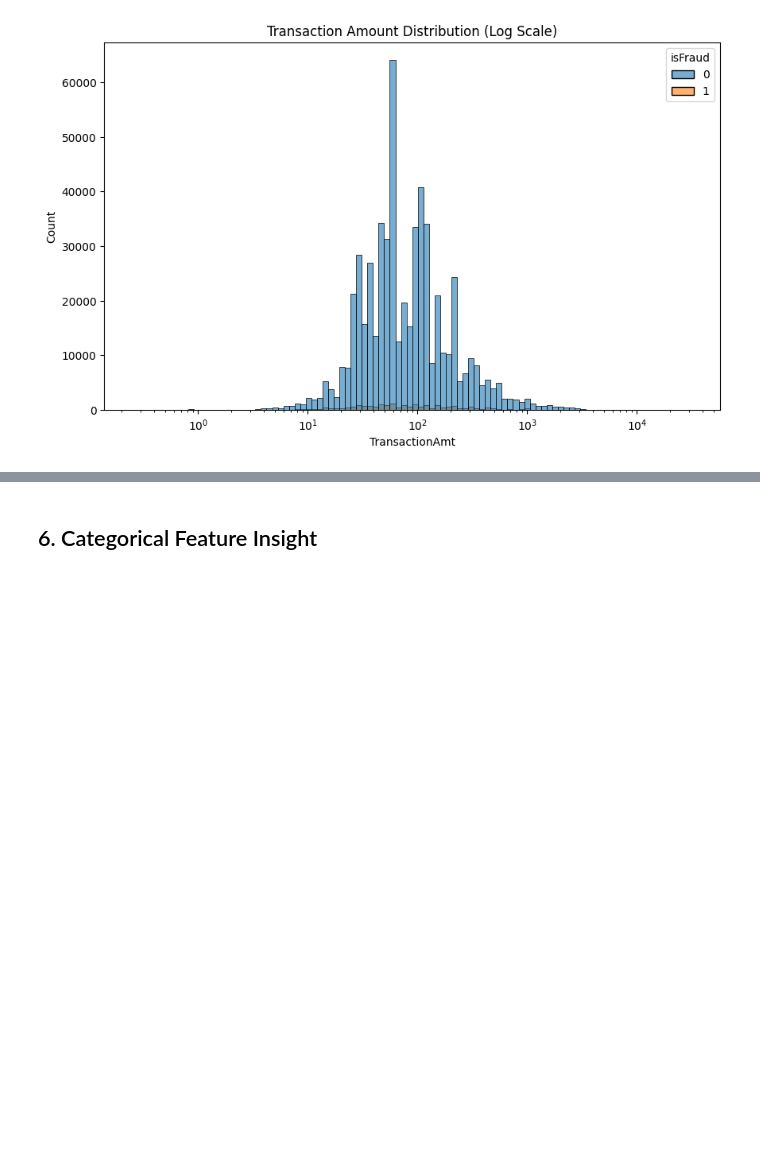
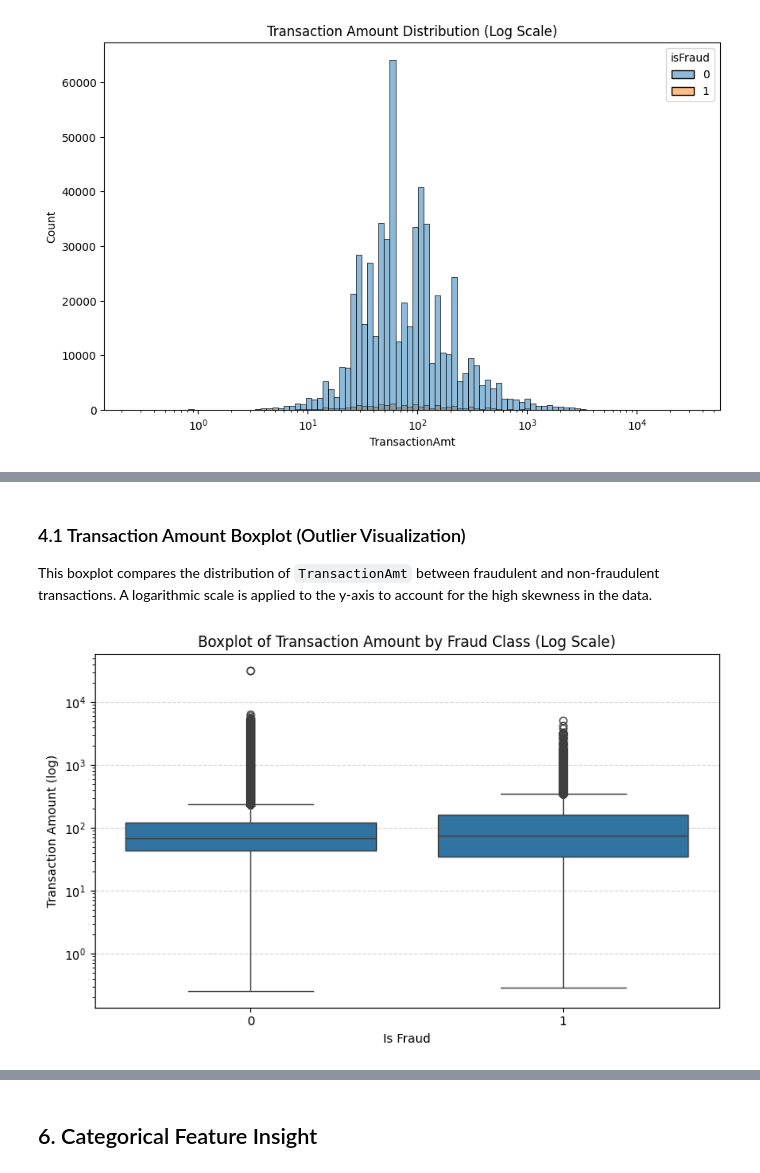
Before and after one commit to alexmatiasas/Fraud-Detection-with-ML, a Jupyter notebook: notebooks/01a_EDA_summary_in_Python.ipynb, the cells around one changed output, grey strips where cells are left out. Saved outputs shown, nothing was run; the diff lists cells and outputs as text; code cells hidden in the pictures; blank space fills up the shorter version.

```diff
--- a/notebooks/01a_EDA_summary_in_Python.ipynb
+++ b/notebooks/01a_EDA_summary_in_Python.ipynb
@@ -72,0 +139,16 @@ plt.show()
+# %% [markdown]
+###  4.1 Transaction Amount Boxplot (Outlier Visualization)
+
+This boxplot compares the distribution of `TransactionAmt` between fraudulent and non-fraudulent transactions. A logarithmic scale is applied to the y-axis to account for the high skewness in the data.
+# %%
+plt.figure(figsize=(8, 5))
+sns.boxplot(data=train_data, x="isFraud", y="TransactionAmt", showfliers=True)
+plt.yscale("log")  # Optional: log scale to handle skewness
+plt.title("Boxplot of Transaction Amount by Fraud Class (Log Scale)")
+plt.xlabel("Is Fraud")
+plt.ylabel("Transaction Amount (log)")
+plt.grid(True, axis='y', linestyle='--', alpha=0.5)
+plt.tight_layout()
+plt.show()
+# %% [output]
+[figure, added]
```
Also changed, not shown: parts of 19 cells of this notebook, 2 other files.
